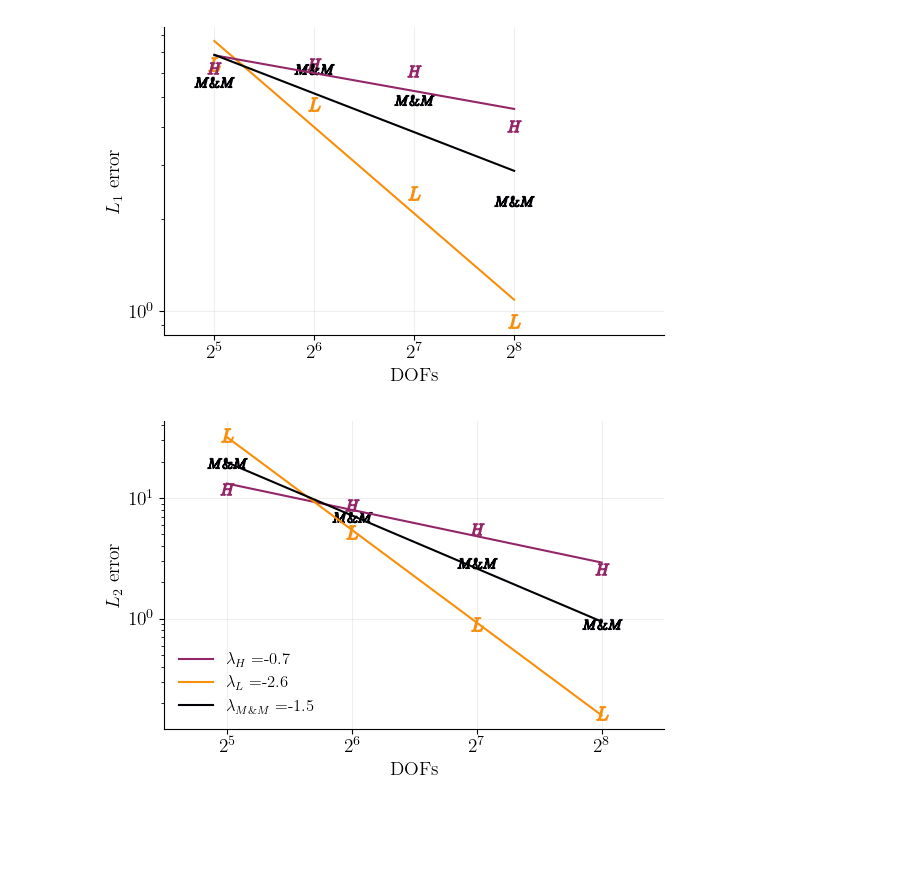
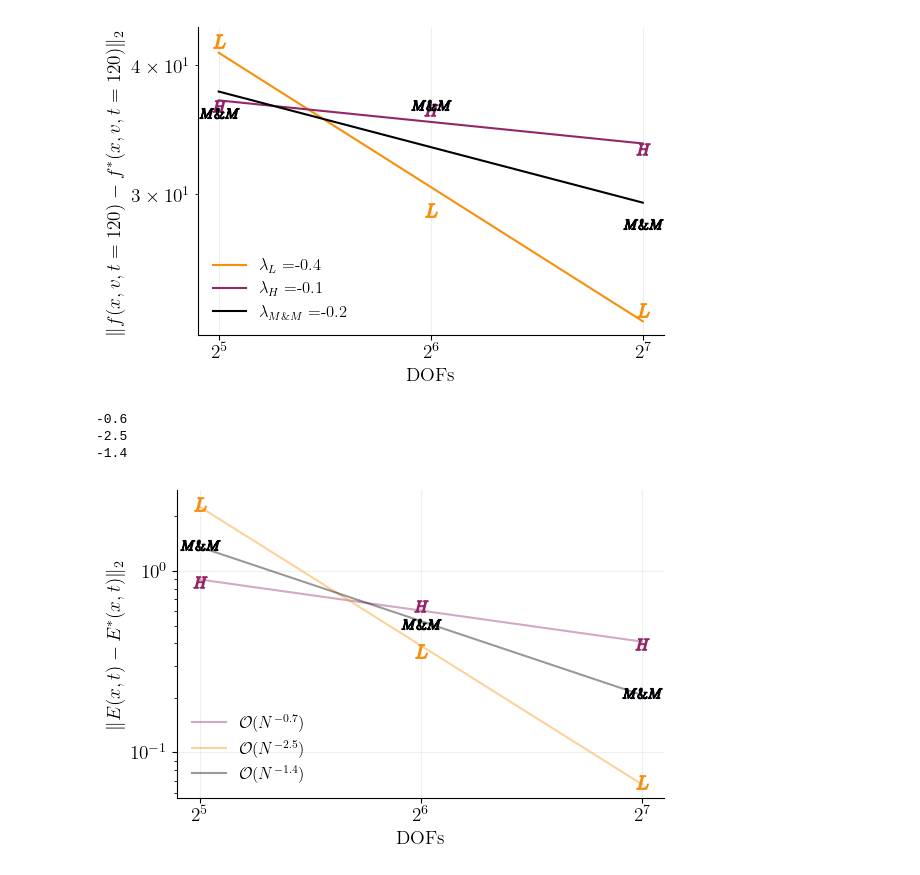
Before and after one commit to opaliss/mixed_methods, a Jupyter notebook: analysis/two_stream_instability_comparison_of_methods.ipynb, the cells around one changed output. Saved outputs shown, nothing was run; the diff lists cells and outputs as text; code cells hidden in the pictures; blank space fills up the shorter version.

```diff
--- a/analysis/two_stream_instability_comparison_of_methods.ipynb
+++ b/analysis/two_stream_instability_comparison_of_methods.ipynb
@@ -35,9 +35,15 @@ color3 = inferno_cmap(0.75)
 def my_function(x, a, b):
     return a * x + b
 # %%
-Nv_vec = [32, 64, 128, 256]
+Nv_vec = 2**np.array([5, 6, 7])
 x = np.linspace(0, 2*np.pi, 101, endpoint=True)
 v = np.linspace(-4, 4, 15000, endpoint=True)
+t = np.linspace(0, 35, 3501, endpoint=True)
 # %%
-E_truth = np.load("/Users/oissan/PycharmProjects/mixed_methods/data/legendre/two_stream/E_field_512_Nx_101_0_35.npy")
-f_truth = np.load("/Users/oissan/PycharmProjects/mixed_methods/data/legendre/two_stream/distribution_t_35_512_Nx_101_0_35.npy")[:-1, :]
+#E_truth = np.load("/Users/oissan/PycharmProjects/mixed_methods/data/legendre/two_stream/E_field_512_Nx_101_0_35.npy")
+#f_truth = np.load("/Users/oissan/PycharmProjects/mixed_methods/data/legendre/two_stream/distribution_t_35_512_Nx_101_0_35.npy")
+
+# finite difference
+E_truth = np.load("/Users/oissan/PycharmProjects/mixed_methods/data/finite_difference/two_stream/E_Nv_15000_Nx_101__35.npy")
+f_truth = np.load("/Users/oissan/PycharmProjects/mixed_methods/data/finite_difference/two_stream/sol_u_Nv_15000_Nx_101__35.npy")[:, :, -1]
+skip = 200
@@ -115,38 +57,40 @@ for ii, Nv in enumerate(Nv_vec):
     f_hermite = np.load("../data/aw_hermite/two_stream/distribution_t_35_" + str(Nv) + "_Nx_101_0_35.npy")[:-1, :]
     f_mm = np.load("../data/mixed_method_1_aw_hermite_legendre/two_stream/distribution_t_35_" + str(Nv//2) + "_NvL_" + str(Nv//2) +"_Nx_101_0_35.npy")[:-1, :]
     # compute errors
-    error_legendre[ii] = np.linalg.norm(np.abs(f_legendre - f_truth), ord=1)
-    error_hermite[ii] = np.linalg.norm(np.abs(f_hermite - f_truth), ord=1)
-    error_mm[ii] = np.linalg.norm(np.abs(f_mm - f_truth), ord=1)
+    error_legendre[ii] = np.linalg.norm(np.abs(f_legendre - f_truth), ord=2)
+    error_hermite[ii] = np.linalg.norm(np.abs(f_hermite - f_truth), ord=2)
+    error_mm[ii] = np.linalg.norm(np.abs(f_mm - f_truth), ord=2)
 # %%
 fig, ax = plt.subplots(figsize=(6, 4))
 
 ax.scatter(Nv_vec, error_legendre, marker=f"$L$", color=color3, s=90)
 popt, pcov = scipy.optimize.curve_fit(my_function, np.log10(Nv_vec), np.log10(error_legendre), p0=[-1, 1])
 ax.plot(Nv_vec, 10**(my_function(np.log10(Nv_vec), popt[0], popt[1])), color=color3, label=r"$\lambda_{L} = $" + str(round(popt[0], 1)))
 
 ax.scatter(Nv_vec, error_hermite, marker=f"$H$", color=color2, s=90)
 popt, pcov = scipy.optimize.curve_fit(my_function, np.log10(Nv_vec), np.log10(error_hermite), p0=[-1, 1])
 ax.plot(Nv_vec, 10**(my_function(np.log10(Nv_vec), popt[0], popt[1])), color=color2 , label=r"$\lambda_{H} = $" + str(round(popt[0], 1)))
 
 ax.scatter(Nv_vec, error_mm, marker=f"$M\& M$", color=color1, s=800)
 popt, pcov = scipy.optimize.curve_fit(my_function, np.log10(Nv_vec), np.log10(error_mm), p0=[-1, 1])
 ax.plot(Nv_vec, 10**(my_function(np.log10(Nv_vec), popt[0], popt[1])), color=color1,  label=r"$\lambda_{M \& M} = $" + str(round(popt[0], 1)))
 
-ax.set_xlim(2**4.5, 2**9.5)
+
 ax.set_yscale("log")
-#ax.set_yticks([10, 1])
+#ax.set_yticks([1e1, 1e2, 1e3])
 ax.set_xscale('log', base=2)
 ax.set_xticks(Nv_vec)
 ax.spines['right'].set_visible(False)
 ax.spines['top'].set_visible(False)
 ax.grid(alpha=0.2)
 ax.set_xlabel("DOFs")
-ax.set_ylabel("$L_{1}$ error")
+ax.set_ylabel(r"$\|f(x, v, t=120) - f^{*}(x, v, t=120)\|_{2}$")
+legend = ax.legend(ncols=1, fancybox=False, shadow=False, fontsize=12, loc='lower left')
+legend.get_frame().set_alpha(0)
 plt.tight_layout()
 plt.savefig("../figures/comparison/error_two_stream.png", dpi=600)
 # %% [output]
-[figure, old version]
+[figure, new version]
 # %%
 error_legendre = np.zeros(len(Nv_vec))
 error_hermite = np.zeros(len(Nv_vec))
@@ -163,34 +107,40 @@ for ii, Nv in enumerate(Nv_vec):
 # %%
 fig, ax = plt.subplots(figsize=(6, 4))
 
-
 ax.scatter(Nv_vec, error_hermite, marker=f"$H$", color=color2, s=90)
 popt, pcov = scipy.optimize.curve_fit(my_function, np.log10(Nv_vec), np.log10(error_hermite), p0=[-1, 1])
-ax.plot(Nv_vec, 10**(my_function(np.log10(Nv_vec), popt[0], popt[1])), color=color2 , label=r"$\lambda_{H} = $" + str(round(popt[0], 1)))
+print(str(round(popt[0], 1)))
+ax.plot(Nv_vec, 10**(my_function(np.log10(Nv_vec), popt[0], popt[1])), color=color2 , label=r"$\mathcal{O}(N^{-0.7})$", alpha=0.4)
 
 ax.scatter(Nv_vec, error_legendre, marker=f"$L$", color=color3, s=90)
 popt, pcov = scipy.optimize.curve_fit(my_function, np.log10(Nv_vec), np.log10(error_legendre), p0=[-1, 1])
-ax.plot(Nv_vec, 10**(my_function(np.log10(Nv_vec), popt[0], popt[1])), color=color3, label=r"$\lambda_{L} = $" + str(round(popt[0], 1)))
+print(str(round(popt[0], 1)))
+ax.plot(Nv_vec, 10**(my_function(np.log10(Nv_vec), popt[0], popt[1])), color=color3, label=r"$\mathcal{O}(N^{-2.5})$", alpha=0.4)
 
 ax.scatter(Nv_vec, error_mm, marker=f"$M\& M$", color=color1, s=800)
 popt, pcov = scipy.optimize.curve_fit(my_function, np.log10(Nv_vec), np.log10(error_mm), p0=[-1, 1])
-ax.plot(Nv_vec, 10**(my_function(np.log10(Nv_vec), popt[0], popt[1])), color=color1,  label=r"$\lambda_{M \& M} = $" + str(round(popt[0], 1)))
+print(str(round(popt[0], 1)))
+ax.plot(Nv_vec, 10**(my_function(np.log10(Nv_vec), popt[0], popt[1])), color=color1,  label=r"$\mathcal{O}(N^{-1.4})$", alpha=0.4)
 
-ax.set_xlim(2**4.5, 2**8.5)
+#ax.set_xlim(2**4.8, 2**8.2)
 ax.set_yscale("log", base=10)
 ax.set_xscale('log', base=2)
 ax.set_xticks(Nv_vec)
 ax.spines['right'].set_visible(False)
 ax.spines['top'].set_visible(False)
+ax.set_yticks([1e-1, 1e0])
 ax.grid(alpha=0.2)
 ax.set_xlabel("DOFs")
-ax.set_ylabel("$L_{2}$ error")
+ax.set_ylabel("$\| E(x, t) - E^{*}(x, t)\|_{2}$")
 legend = ax.legend(ncols=1, fancybox=False, shadow=False, fontsize=12, loc='lower left')
 legend.get_frame().set_alpha(0)
 plt.tight_layout()
 plt.savefig("../figures/comparison/error_two_stream.png", dpi=600)
 # %% [output]
+-0.6
+-2.5
+-1.4
-[figure, old version]
+[figure, new version]
 # %%
 runtime_legendre = np.zeros(len(Nv_vec))
 runtime_hermite = np.zeros(len(Nv_vec))
```
Also changed, not shown: parts of 13 cells of this notebook, 4 other files.
